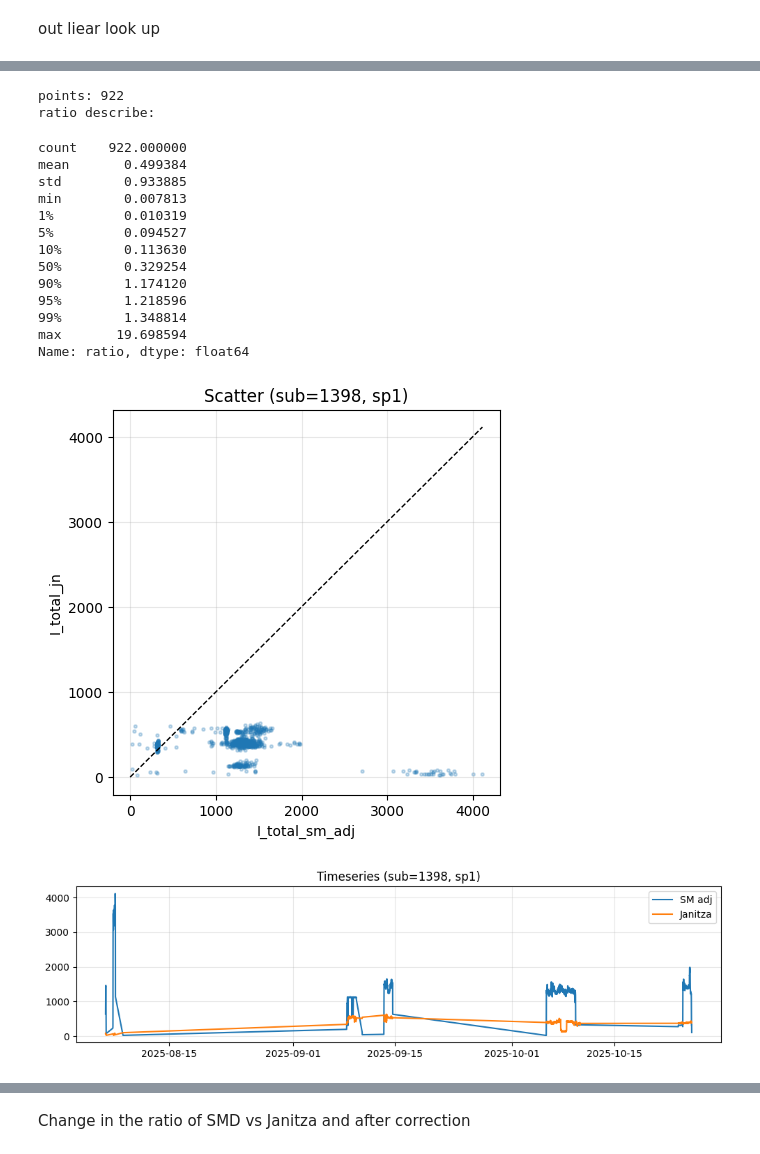
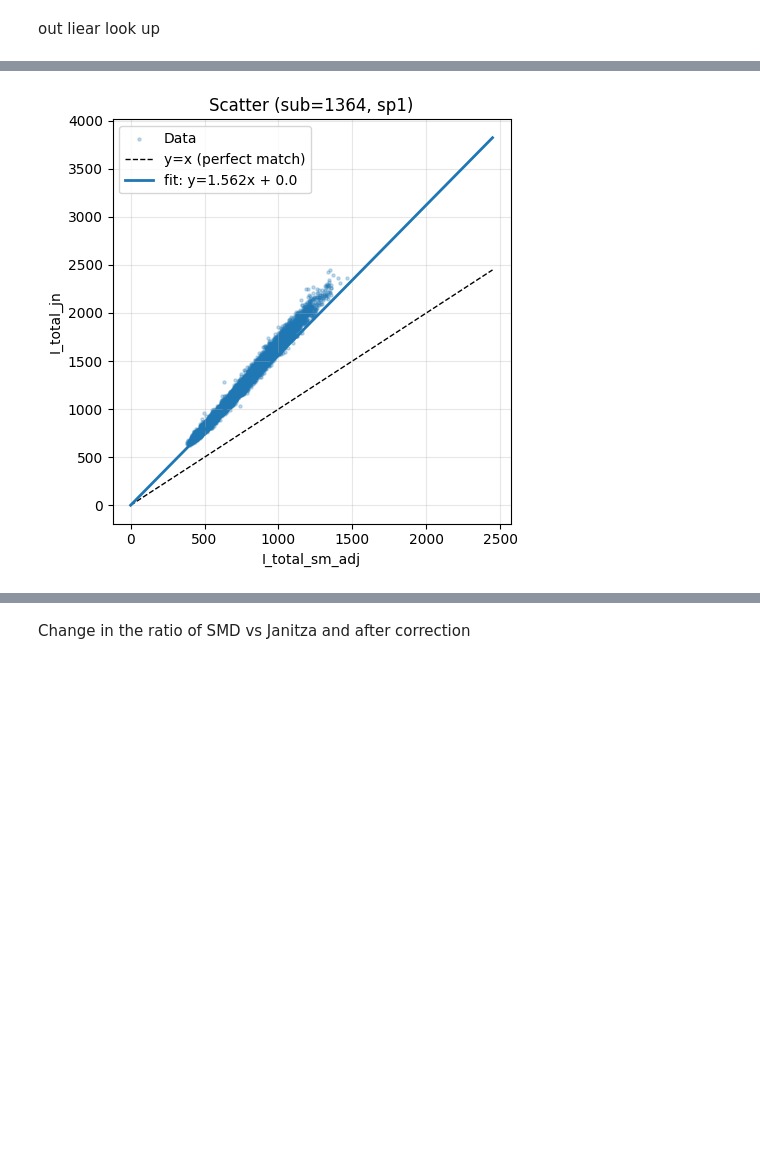
Before and after one commit to MindisBlank/Jasonaq_thesis, a Jupyter notebook: notebooks/ct_ratio_issue.ipynb, the cells around one changed output, grey strips where cells are left out. Drawn from its saved outputs; the diff is of its cells as text; code cells hidden in the pictures; blank space fills up the shorter version.

Commit message:
data correction code OLS/quintile

```diff
--- a/notebooks/ct_ratio_issue.ipynb
+++ b/notebooks/ct_ratio_issue.ipynb
@@ -1043,53 +1108,36 @@ n outliers: 7
 # %%
-# here i can plot individual groups to see how the correction is but this is usfull for later when throwing out data.
-
-sid, tr = 1398, "sp1"
+sid, tr = 1364, "sp1"
 g = df_reg[(df_reg["substation_id"] == sid) & (df_reg["transformer"] == tr)].copy()
 g = g.sort_values("ts")
 
-g["ratio"] = g["I_total_jn"] / g["I_total_sm_adj"]
+# Pick which k to show (use your chosen "final" policy)
+# Option A: no-intercept k (recommended for CT scaling)
+k = float(df_k0.loc[(df_k0.substation_id==sid) & (df_k0.transformer==tr), "k_hat0"].iloc[0])
+b = 0.0
 
-print("points:", len(g))
-print("ratio describe:")
-display(g["ratio"].describe(percentiles=[0.01,0.05,0.1,0.5,0.9,0.95,0.99]))
+# Option B: with intercept (if you want to visualize it too)
+# k = float(df_k.loc[(df_k.substation_id==sid) & (df_k.transformer==tr), "k_hat"].iloc[0])
+# b = float(df_k.loc[(df_k.substation_id==sid) & (df_k.transformer==tr), "b_hat"].iloc[0])
 
-# scatter
-import matplotlib.pyplot as plt
+x = g["I_total_sm_adj"].to_numpy(float)
+y = g["I_total_jn"].to_numpy(float)
+
 plt.figure(figsize=(5,5))
-plt.scatter(g["I_total_sm_adj"], g["I_total_jn"], s=5, alpha=0.25)
-mx = max(g["I_total_sm_adj"].max(), g["I_total_jn"].max())
-plt.plot([0,mx],[0,mx],"k--",lw=1)
+plt.scatter(x, y, s=5, alpha=0.25, label="Data")
+
+mx = np.nanmax([np.nanmax(x), np.nanmax(y)])
+xs = np.linspace(0, mx, 200)
+
+plt.plot(xs, xs, "k--", lw=1, label="y=x (perfect match)")
+plt.plot(xs, b + k*xs, lw=2, label=f"fit: y={k:.3f}x + {b:.1f}")  # <<< THIS IS THE NEW LINE
+
 plt.title(f"Scatter (sub={sid}, {tr})")
 plt.xlabel("I_total_sm_adj")
 plt.ylabel("I_total_jn")
 plt.grid(alpha=0.3)
-plt.show()
-
-# timeseries
-plt.figure(figsize=(10,3))
-plt.plot(g["ts"], g["I_total_sm_adj"], label="SM adj")
-plt.plot(g["ts"], g["I_total_jn"], label="Janitza")
-plt.title(f"Timeseries (sub={sid}, {tr})")
 plt.legend()
-plt.grid(alpha=0.3)
 plt.tight_layout()
 plt.show()
 # %% [output]
-points: 922
-ratio describe:
-count    922.000000
-mean       0.499384
-std        0.933885
-min        0.007813
-1%         0.010319
-5%         0.094527
-10%        0.113630
-50%        0.329254
-90%        1.174120
-95%        1.218596
-99%        1.348814
-max       19.698594
-Name: ratio, dtype: float64
-[figure, old version]
+[figure, new version]
-[figure, removed]
 # %%
```
Also changed, not shown: parts of 24 cells of this notebook.
